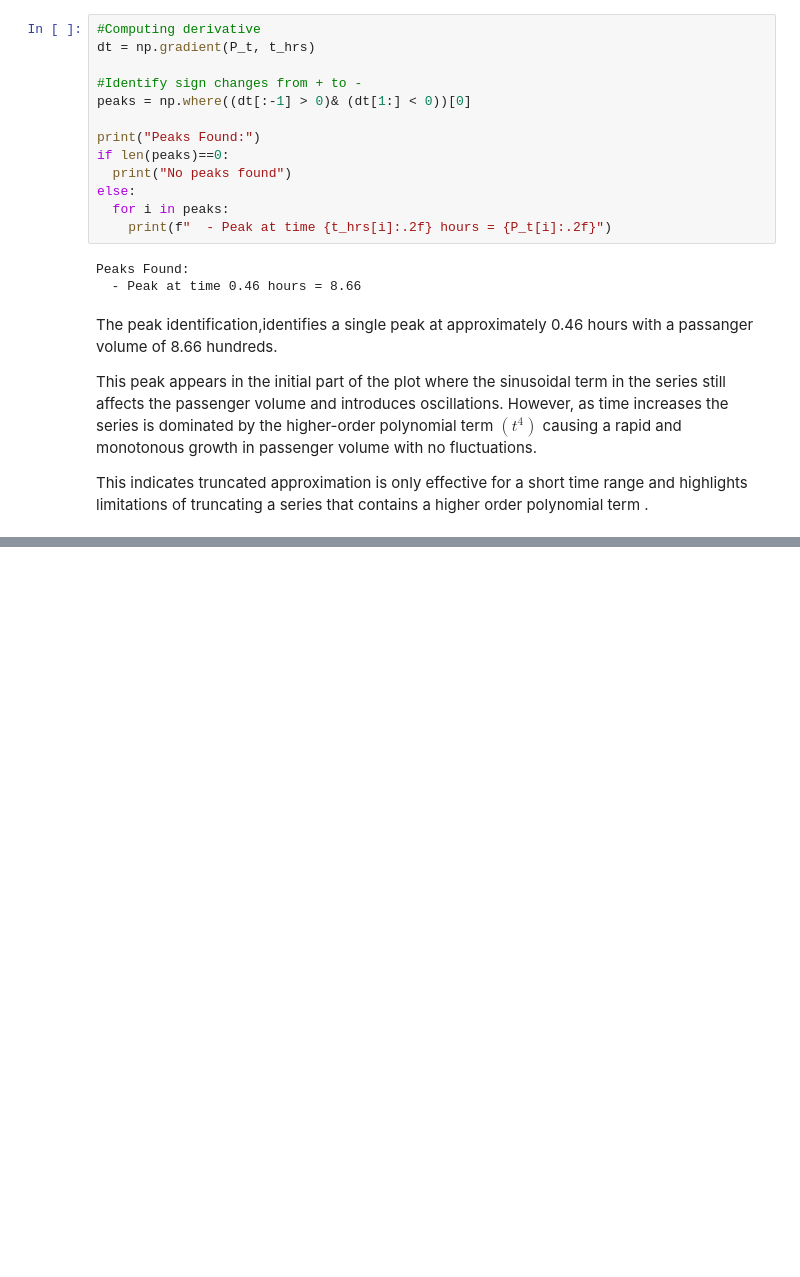
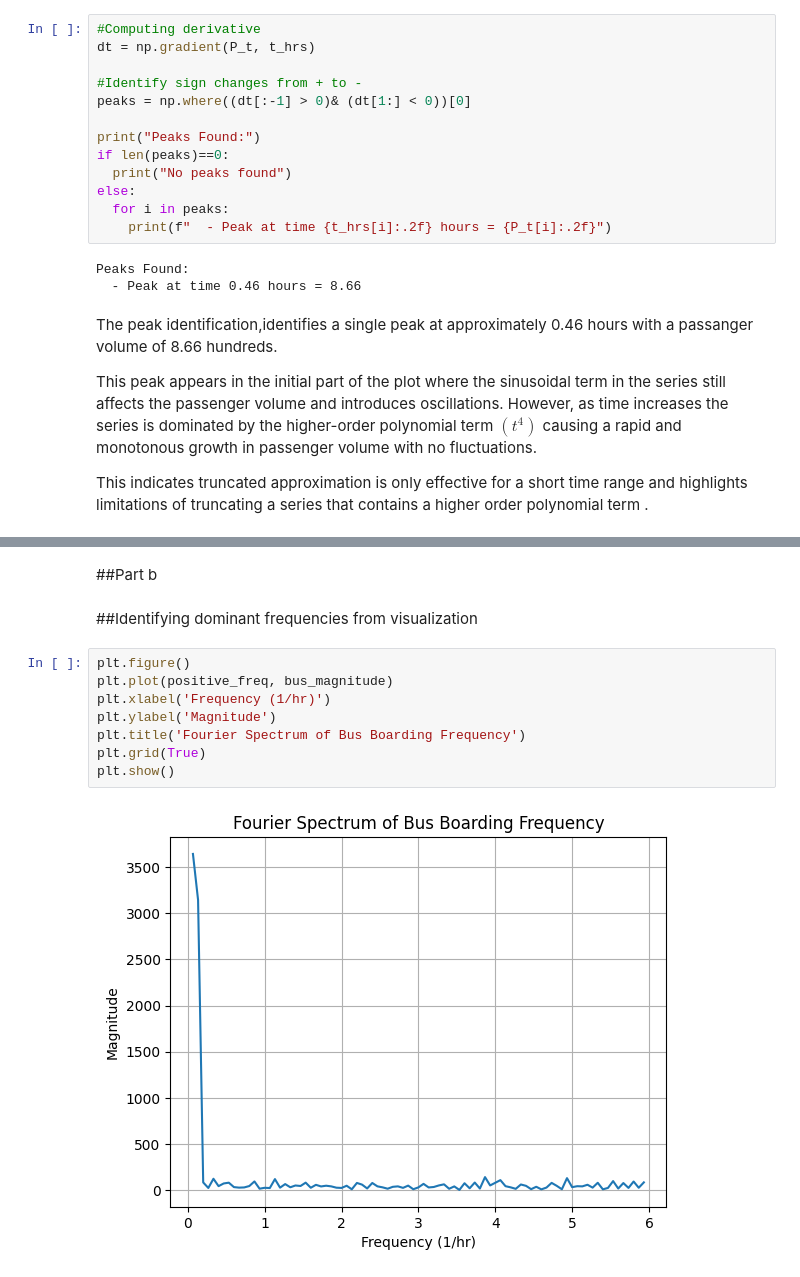
Before and after one commit to Wishmiii/Colombo-Travel-Route-Optimizer, a Jupyter notebook: MathCW.ipynb, the cells around one changed output, grey strips where cells are left out. Cells and saved outputs as stored; diff of their text form; blank space fills up the shorter version.

Commit message:
Add Travel Pattern Analysis Using the Fourier Transform

```diff
--- a/MathCW.ipynb
+++ b/MathCW.ipynb
@@ -374,0 +443,14 @@ This indicates truncated  approximation is only effective for a short time range
+# %% [markdown]
+##Part b
+# %% [markdown]
+##Identifying dominant frequencies from visualization
+# %%
+plt.figure()
+plt.plot(positive_freq, bus_magnitude)
+plt.xlabel('Frequency (1/hr)')
+plt.ylabel('Magnitude')
+plt.title('Fourier Spectrum of Bus Boarding Frequency')
+plt.grid(True)
+plt.show()
+# %% [output]
+[figure, added]
```
Also changed, not shown: parts of 12 cells of this notebook.
